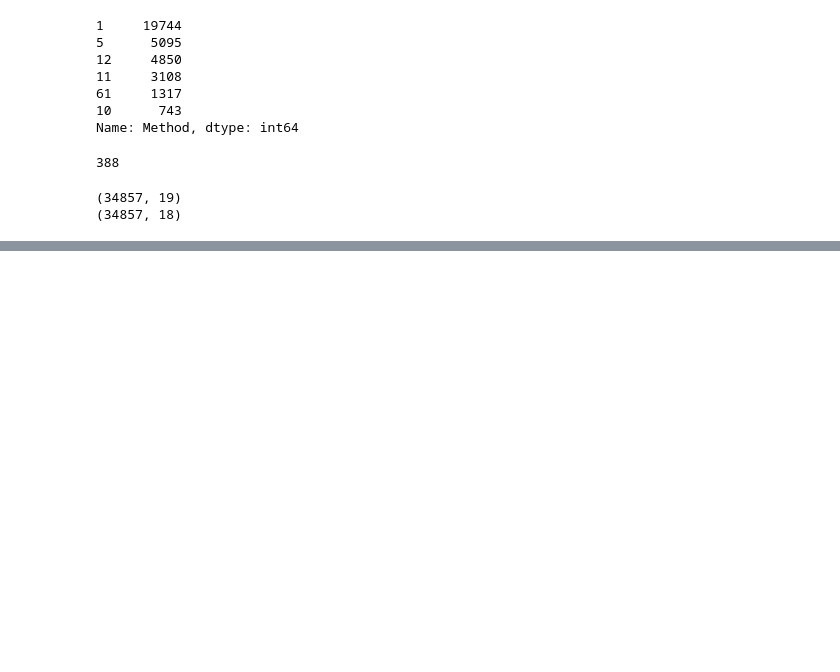
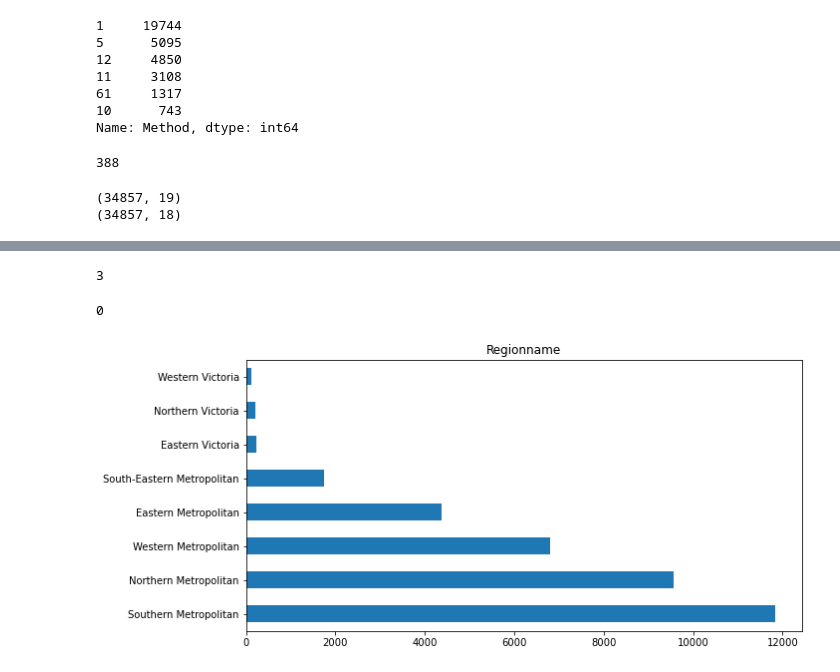
Before and after one commit to deepakjeff2/data-cleaning, a Jupyter notebook: Melbourne_housing_FULL EDA.ipynb, the cells around one changed output, grey strips where cells are left out. Saved outputs shown, nothing was run; the diff lists cells and outputs as text; code cells hidden in the pictures; blank space fills up the shorter version.

Commit message:
categorical columns are treated

```diff
--- a/Melbourne_housing_FULL EDA.ipynb
+++ b/Melbourne_housing_FULL EDA.ipynb
@@ -184,0 +193,4 @@ print(df.shape)
+# %%
+# convert the 'Date' column to datetime format
+df['Date']= pd.to_datetime(df['Date'])
+df.Date.isnull().sum()
@@ -184,0 +204,5 @@ print(df.shape)
+# %%
+#dropping
+print(df.shape)
+df.drop('CouncilArea',inplace=True,axis=1)
+print(df.shape)
@@ -184,0 +224,18 @@ print(df.shape)
+# %%
+df.Regionname.isnull().sum()
+#this column has null values we will impute with mode
+# %% [output]
+3
+# %%
+df.Regionname.fillna(df.Regionname.mode()[0],inplace=True)
+df.Regionname.isnull().sum()
+# %% [output]
+0
+# %%
+#plottimg the column
+plt.figure(figsize=(10,5))
+df.Regionname.value_counts().plot.barh()
+plt.title('Regionname')
+plt.show()
+# %% [output]
+[figure, added]
```
Also changed, not shown: parts of 10 cells of this notebook.
